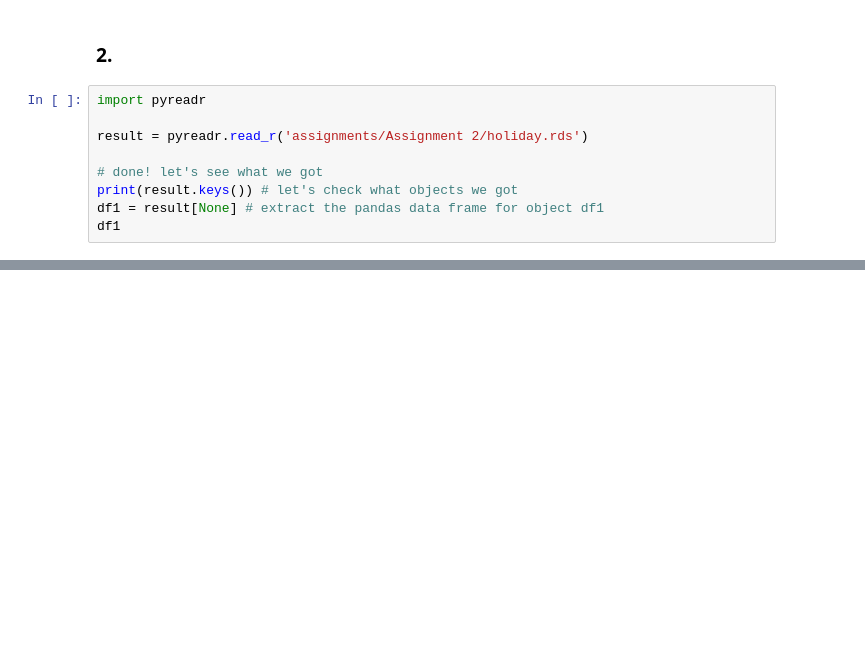
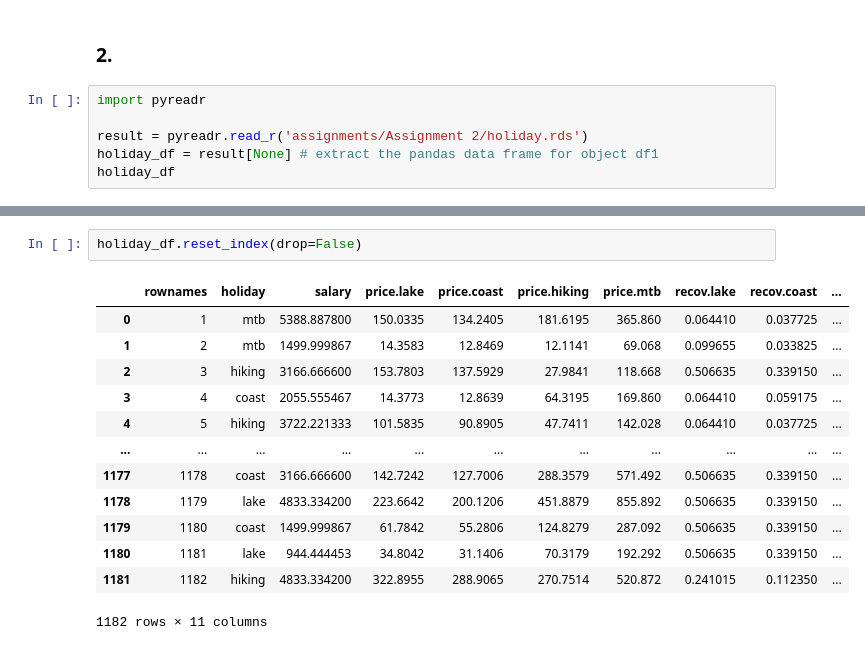
Before and after one commit to data-stepper/latex-university-shit, a Jupyter notebook: Abgaben/Empirical Evaluation of Market Outcomes/Assignment 2.ipynb, the cells around one changed output, grey strips where cells are left out. Drawn from its saved outputs; the diff is of its cells as text; blank space fills up the shorter version.

```diff
--- a/Abgaben/Empirical Evaluation of Market Outcomes/Assignment 2.ipynb
+++ b/Abgaben/Empirical Evaluation of Market Outcomes/Assignment 2.ipynb
@@ -169,9 +179,6 @@ Note that all of these assume all else being equal, although there may be a stro
 import pyreadr
 
 result = pyreadr.read_r('assignments/Assignment 2/holiday.rds')
-
-# done! let's see what we got
-print(result.keys()) # let's check what objects we got
-df1 = result[None] # extract the pandas data frame for object df1
-df1
+holiday_df = result[None] # extract the pandas data frame for object df1
+holiday_df
 # %% [output]
@@ -192,0 +256,16 @@ odict_keys([None])
+# %%
+holiday_df.reset_index(drop=False)
+# %% [output]
+|  | rownames | holiday | salary | price.lake | price.coast | price.hiking | price.mtb | recov.lake | recov.coast | ... |
+| 0 | 1 | mtb | 5388.887800 | 150.0335 | 134.2405 | 181.6195 | 365.860 | 0.064410 | 0.037725 | ... |
+| 1 | 2 | mtb | 1499.999867 | 14.3583 | 12.8469 | 12.1141 | 69.068 | 0.099655 | 0.033825 | ... |
+| 2 | 3 | hiking | 3166.666600 | 153.7803 | 137.5929 | 27.9841 | 118.668 | 0.506635 | 0.339150 | ... |
+| 3 | 4 | coast | 2055.555467 | 14.3773 | 12.8639 | 64.3195 | 169.860 | 0.064410 | 0.059175 | ... |
+| 4 | 5 | hiking | 3722.221333 | 101.5835 | 90.8905 | 47.7411 | 142.028 | 0.064410 | 0.037725 | ... |
+| ... | ... | ... | ... | ... | ... | ... | ... | ... | ... | ... |
+| 1177 | 1178 | coast | 3166.666600 | 142.7242 | 127.7006 | 288.3579 | 571.492 | 0.506635 | 0.339150 | ... |
+| 1178 | 1179 | lake | 4833.334200 | 223.6642 | 200.1206 | 451.8879 | 855.892 | 0.506635 | 0.339150 | ... |
+| 1179 | 1180 | coast | 1499.999867 | 61.7842 | 55.2806 | 124.8279 | 287.092 | 0.506635 | 0.339150 | ... |
+| 1180 | 1181 | lake | 944.444453 | 34.8042 | 31.1406 | 70.3179 | 192.292 | 0.506635 | 0.339150 | ... |
+| 1181 | 1182 | hiking | 4833.334200 | 322.8955 | 288.9065 | 270.7514 | 520.872 | 0.241015 | 0.112350 | ... |
+1182 rows × 11 columns
```
Also changed, not shown: parts of 14 cells of this notebook, 2 other files.
